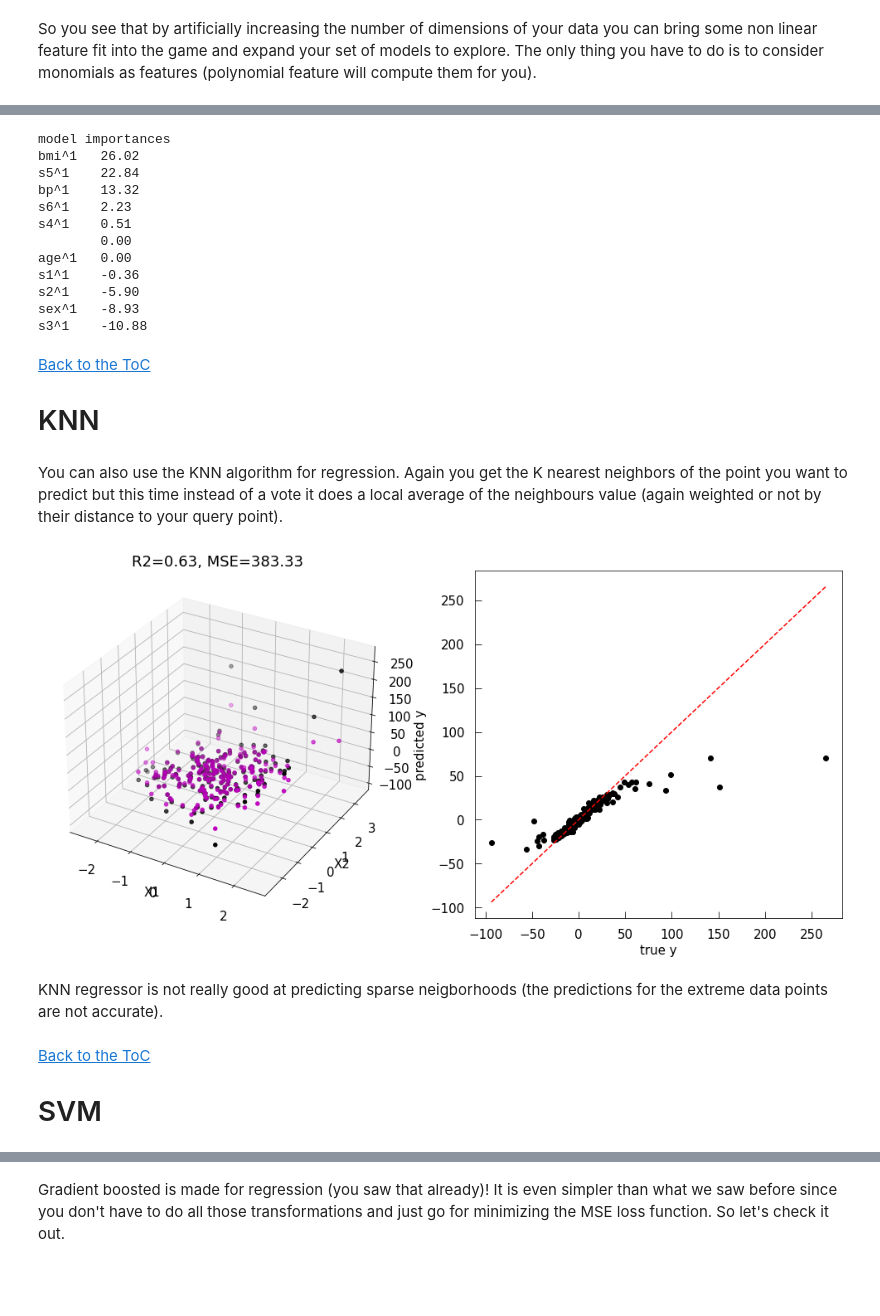
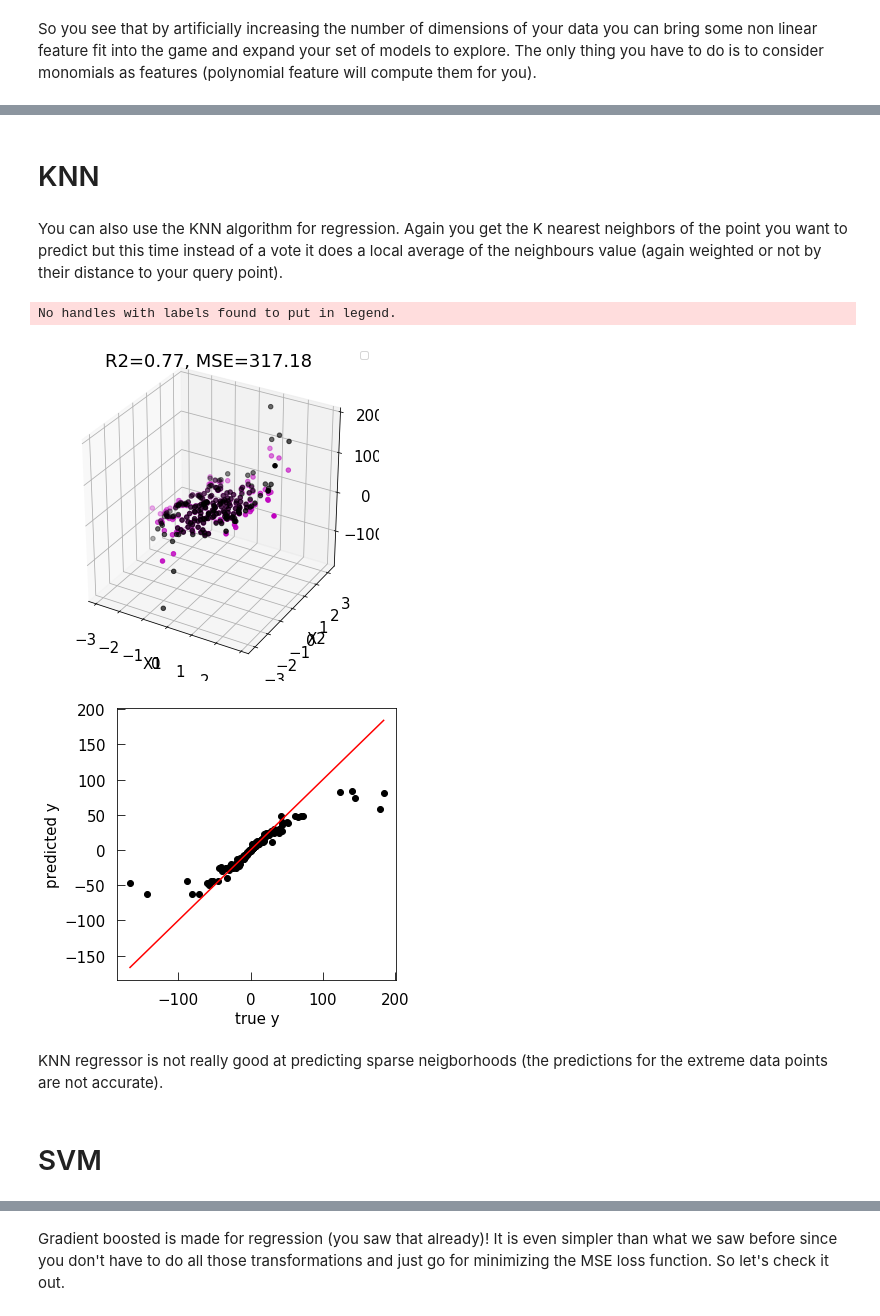
Before and after one commit to sib-swiss/intro-machine-learning-training, a Jupyter notebook: python_notebooks/Chapter_4_Machine_Learning_for_regression.ipynb, the cells around one changed output, grey strips where cells are left out. Drawn from its saved outputs; the diff is of its cells as text; code cells hidden in the pictures; blank space fills up the shorter version.

```diff
--- a/python_notebooks/Chapter_4_Machine_Learning_for_regression.ipynb
+++ b/python_notebooks/Chapter_4_Machine_Learning_for_regression.ipynb
@@ -393,15 +332,12 @@ true param [0, -3, 0, 6] 1
 Now you can actually do the same for more initial features: let's see with a 2D problem
 # %%
 # the function is a multivariate (2D) polynomial of degree 3 : that's 10 coefficients....
-# Here I put the noise to 0.5 but please play with that number
-# to see how it affects your data and the model predicitions.
+# Here I put the noise to 0 but please play with that number to see how it affects your data and the model predicitions.
 
 X2=np.ndarray.reshape(np.random.randn(400),200,2)
 print(np.shape(X2))
 
-noise = 3
-
-y2=[4*v+u+2*v**2+0.5*v*u-1*u**2+6*v**3-0.5*v**2*u+4*v*u*u+5*u**3 +4 +noise*np.random.randn()for v,u in zip(X2[:,0],X2[:,1])]
+y2=[4*v+u+2*v**2+0.5*v*u-1*u**2+6*v**3-0.5*v**2*u+4*v*u*u+5*u**3 +4 +0*np.random.randn()for v,u in zip(X2[:,0],X2[:,1])]
 # %% [output]
 (200, 2)
 # %%
@@ -595,34 +525,4 @@ Wall time: 2.39 s
-# %%
-poly = grid_lr_reg_acc.best_estimator_.steps[0][1]
-LR = grid_lr_reg_acc.best_estimator_.steps[2][1]
-
-def pow2name(power, fnames=diabetes['feature_names'] ):
-    n = []
-    for i,j in enumerate(power):
-        if j>0:
-            n.append( fnames[i]+'^'+str(j) )
-    return "_".join(n)
-
-sorted_list=sorted( zip( map( pow2name , poly.powers_) , LR.coef_ ) ,key=itemgetter(1),reverse=True)
-print('model importances')
-for f,w in sorted_list:
-    print("{}\t{:.2f}".format(f,w))
-# %% [output]
-model importances
-bmi^1   26.02
-s5^1    22.84
-bp^1    13.32
-s6^1    2.23
-s4^1    0.51
-        0.00
-age^1   0.00
-s1^1    -0.36
-s2^1    -5.90
-sex^1   -8.93
-s3^1    -10.88
 # %% [markdown]
-[Back to the ToC](#toc)
-
 # KNN <a class="anchor" id="KNN"></a>
 # %% [markdown]
 You can also use the KNN algorithm for regression.
@@ -630,37 +530,38 @@ Again you get the K nearest neighbors of the point you want to predict but this
 # %%
 from sklearn.neighbors import KNeighborsRegressor
 
 knn=KNeighborsRegressor(n_neighbors=10)
 knn.fit(X2,y2)
 y_predict=knn.predict(X2)
 R2=r2_score(y2,y_predict)
 MSE=mean_squared_error(y2,y_predict)
 
+fig = plt.figure()
+ax = fig.add_subplot(111, projection='3d')
+ax.scatter(X2[:,0], X2[:,1], y2, s=20, c='k', depthshade=True)
 
+ax.scatter(X2[:,0],X2[:,1],y_predict ,color='m')
+plt.legend(loc='best',fontsize=10)
+plt.title('R2={0:.2f}, MSE={1:.2f}'.format(R2,MSE))
+plt.xlabel('X1')
+plt.ylabel('X2')
+plt.tight_layout()
 
-fig = plt.figure(figsize=(14,7))
-
-ax = fig.add_subplot(121, projection='3d')
-ax.scatter(X2[:,0], X2[:,1], y2, s=20, c='k', depthshade=True)
-ax.scatter(X2[:,0],X2[:,1],y_predict ,color='m')
-ax.set_title('R2={0:.2f}, MSE={1:.2f}'.format(R2,MSE))
-ax.set_xlabel('X1')
-ax.set_ylabel('X2')
-
-ax = fig.add_subplot(122)
-ax.plot(y2,y_predict,'ko')
-m = min(min(y2),min(y_predict))
-M = max(max(y2),max(y_predict))
-ax.plot([m,M],[m,M],'r--')
-ax.set_xlabel('true y')
-ax.set_ylabel('predicted y')
-
-plt.tight_layout()
+plt.show()
+plt.plot(y2,y_predict,'ko')
+plt.plot([min([min(y2),min(y_predict)]),
+          max([max(y2),max(y_predict)])],[min([min(y2),min(y_predict)]),
+                                          max([max(y2),max(y_predict)])],'r-')
+plt.xlabel('true y')
+plt.ylabel('predicted y')
+plt.show()
+#print('fit param',lr.coef_,lr.intercept_)
+#print('true param',[[0,4,1,2,-0.5,-1,6,-0.5,4,5],4])
 # %% [output]
+No handles with labels found to put in legend.
-[figure, old version]
+[figure, new version]
+[figure, added]
 # %% [markdown]
 KNN regressor is not really good at predicting sparse neigborhoods (the predictions for the extreme data points are not accurate).
 # %% [markdown]
-[Back to the ToC](#toc)
-
 # SVM <a class="anchor" id="SVM"></a>
```
Also changed, not shown: parts of 62 cells of this notebook, 4 other files.
